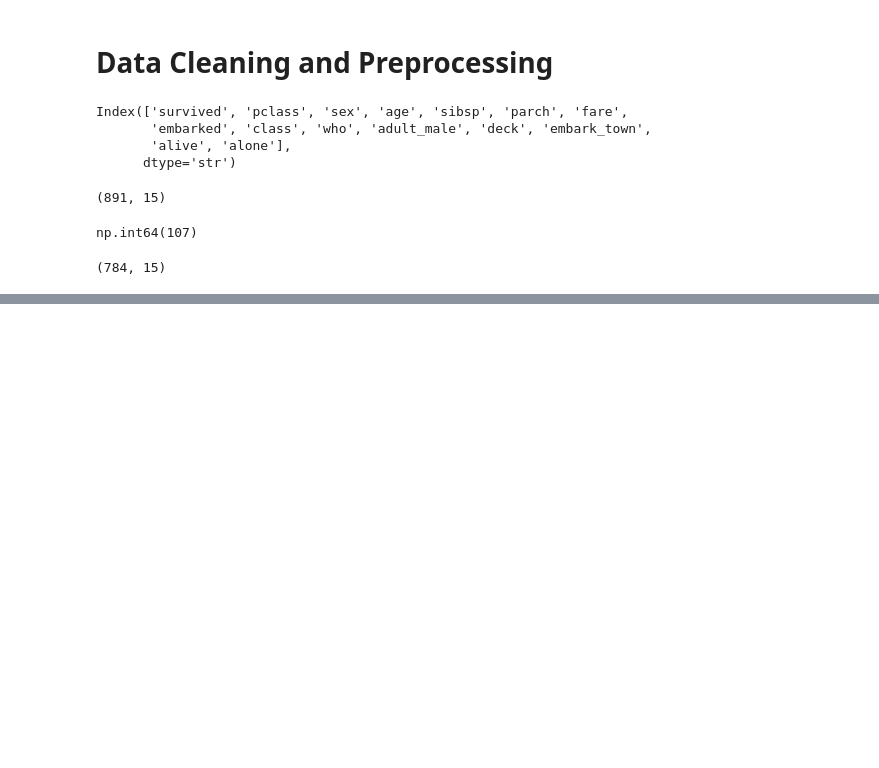
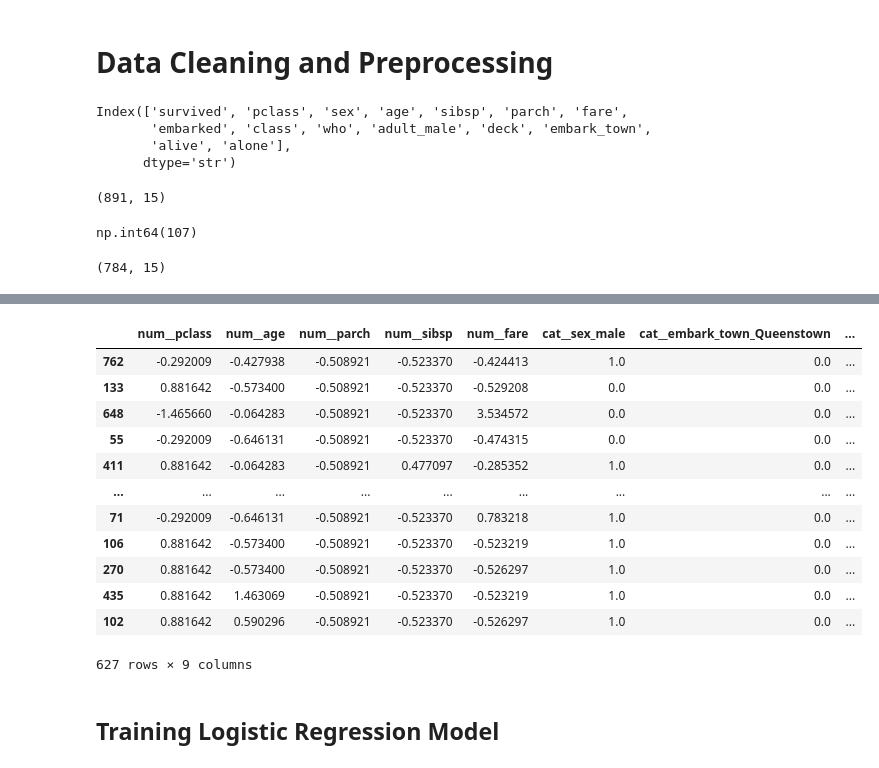
Before and after one commit to SyedAliMehdiBukhari/AI-ML-Learning-Journey, a Jupyter notebook: 04_Machine_Learning/Project_3_Titanic_Survival_Prediction/titanic_survival_prediction_model.ipynb, the cells around one changed output, grey strips where cells are left out. Cells and saved outputs as stored; diff of their text form; code cells hidden in the pictures; blank space fills up the shorter version.

```diff
--- a/04_Machine_Learning/Project_3_Titanic_Survival_Prediction/titanic_survival_prediction_model.ipynb
+++ b/04_Machine_Learning/Project_3_Titanic_Survival_Prediction/titanic_survival_prediction_model.ipynb
@@ -298,0 +362,44 @@ df.drop(columns=columns_to_drop, inplace=True)
+# %%
+numeric_columns = ['pclass','age','parch', 'sibsp', 'fare']
+categorial_columns = ['sex', 'embark_town']
+as_is_column = ['alone']
+
+numeric_pipeline = Pipeline(steps=[
+    ('imputer', SimpleImputer(strategy='median')),
+    ('scalar', StandardScaler())
+])
+
+categorial_pipeline = Pipeline(steps=[
+    ('imputer', SimpleImputer(strategy='most_frequent')),
+    ('encoder', OneHotEncoder(sparse_output=False, drop='first', handle_unknown='ignore'))
+])
+
+preprocessor = ColumnTransformer(transformers=[
+    ('num', numeric_pipeline, numeric_columns),
+    ('cat', categorial_pipeline, categorial_columns),
+    ('keep_as_is', 'passthrough', as_is_column)
+], remainder="drop")
+
+set_config(transform_output='pandas')
+
+X_train_cleaned = preprocessor.fit_transform(X_train)
+
+X_test_cleaned = preprocessor.transform(X_test)
+# %%
+X_train_cleaned
+# %% [output]
+|  | num__pclass | num__age | num__parch | num__sibsp | num__fare | cat__sex_male | cat__embark_town_Queenstown | ... |
+| 762 | -0.292009 | -0.427938 | -0.508921 | -0.523370 | -0.424413 | 1.0 | 0.0 | ... |
+| 133 | 0.881642 | -0.573400 | -0.508921 | -0.523370 | -0.529208 | 0.0 | 0.0 | ... |
+| 648 | -1.465660 | -0.064283 | -0.508921 | -0.523370 | 3.534572 | 0.0 | 0.0 | ... |
+| 55 | -0.292009 | -0.646131 | -0.508921 | -0.523370 | -0.474315 | 0.0 | 0.0 | ... |
+| 411 | 0.881642 | -0.064283 | -0.508921 | 0.477097 | -0.285352 | 1.0 | 0.0 | ... |
+| ... | ... | ... | ... | ... | ... | ... | ... | ... |
+| 71 | -0.292009 | -0.646131 | -0.508921 | -0.523370 | 0.783218 | 1.0 | 0.0 | ... |
+| 106 | 0.881642 | -0.573400 | -0.508921 | -0.523370 | -0.523219 | 1.0 | 0.0 | ... |
+| 270 | 0.881642 | -0.573400 | -0.508921 | -0.523370 | -0.526297 | 1.0 | 0.0 | ... |
+| 435 | 0.881642 | 1.463069 | -0.508921 | -0.523370 | -0.523219 | 1.0 | 0.0 | ... |
+| 102 | 0.881642 | 0.590296 | -0.508921 | -0.523370 | -0.526297 | 1.0 | 0.0 | ... |
+627 rows × 9 columns
+# %% [markdown]
+## Training Logistic Regression Model
```
Also changed, not shown: parts of 11 cells of this notebook.
